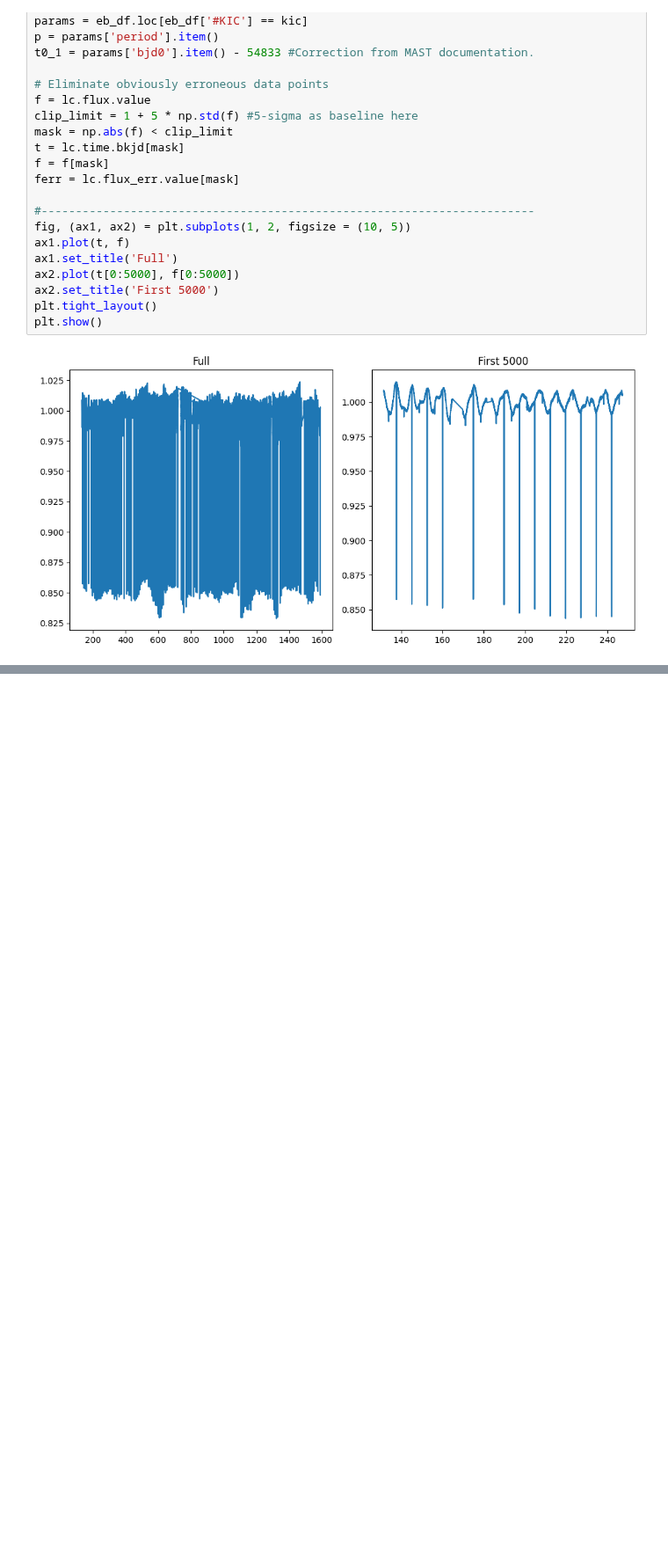
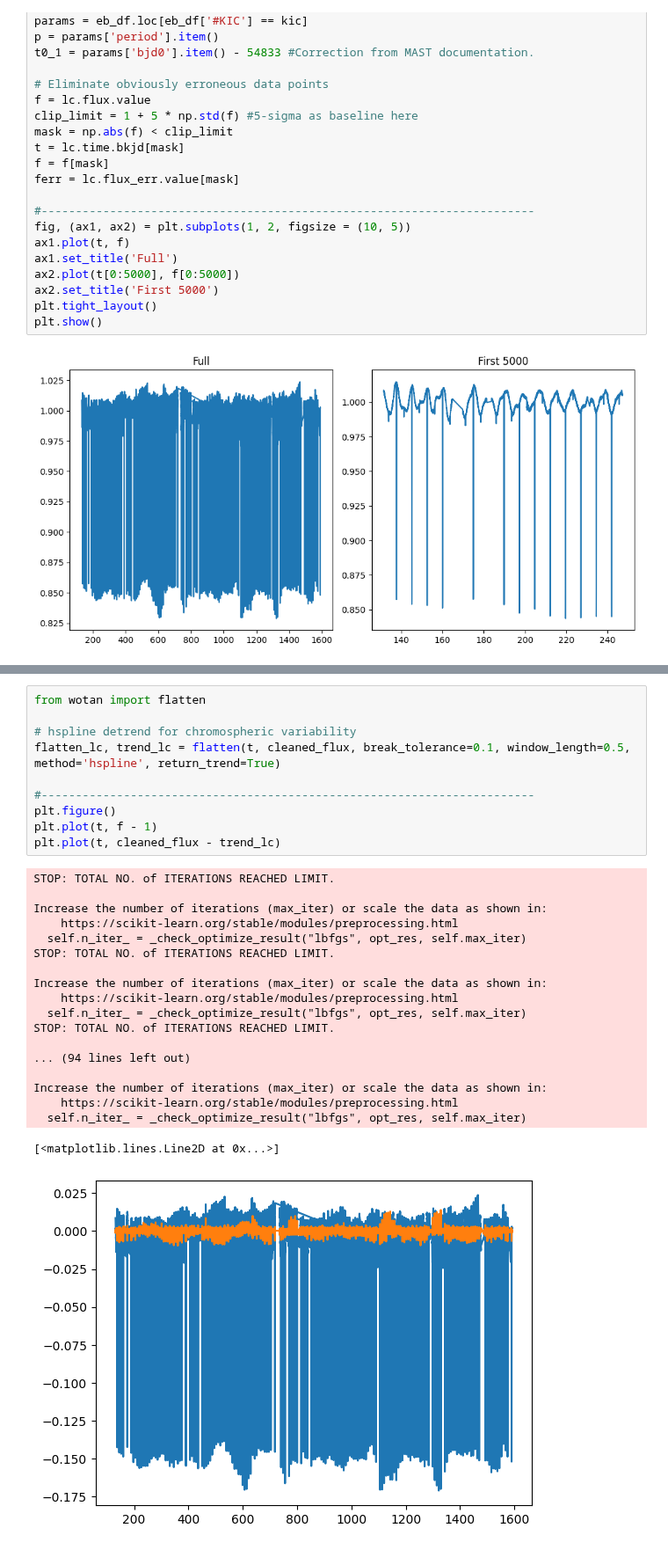
Before and after one commit to sfremy/astro_tools, a Jupyter notebook: prefold_automated.ipynb, the cells around one changed output, grey strips where cells are left out. Shown at 88% size. Saved outputs shown, nothing was run; the diff lists cells and outputs as text; blank space fills up the shorter version.

```diff
--- a/prefold_automated.ipynb
+++ b/prefold_automated.ipynb
@@ -106,3 +107,33 @@ plt.plot(t[0:2000], cleaned_flux[0:2000])
 # %% [output]
 [<matplotlib.lines.Line2D at 0x...>]
 [figure]
+# %%
+from wotan import flatten
+
+# hspline detrend for chromospheric variability
+flatten_lc, trend_lc = flatten(t, cleaned_flux, break_tolerance=0.1, window_length=0.5, method='hspline', return_trend=True)
+
+#------------------------------------------------------------------------
+plt.figure()
+plt.plot(t, f - 1)
+plt.plot(t, cleaned_flux - trend_lc)
+# %% [output]
+STOP: TOTAL NO. of ITERATIONS REACHED LIMIT.
+
+Increase the number of iterations (max_iter) or scale the data as shown in:
+    https://scikit-learn.org/stable/modules/preprocessing.html
+  self.n_iter_ = _check_optimize_result("lbfgs", opt_res, self.max_iter)
+STOP: TOTAL NO. of ITERATIONS REACHED LIMIT.
+
+Increase the number of iterations (max_iter) or scale the data as shown in:
+    https://scikit-learn.org/stable/modules/preprocessing.html
+  self.n_iter_ = _check_optimize_result("lbfgs", opt_res, self.max_iter)
+STOP: TOTAL NO. of ITERATIONS REACHED LIMIT.
+
+... (94 lines left out)
+
+Increase the number of iterations (max_iter) or scale the data as shown in:
+    https://scikit-learn.org/stable/modules/preprocessing.html
+  self.n_iter_ = _check_optimize_result("lbfgs", opt_res, self.max_iter)
+[<matplotlib.lines.Line2D at 0x...>]
+[figure, added]
```
Also changed, not shown: parts of 2 cells of this notebook, 2 other files.
